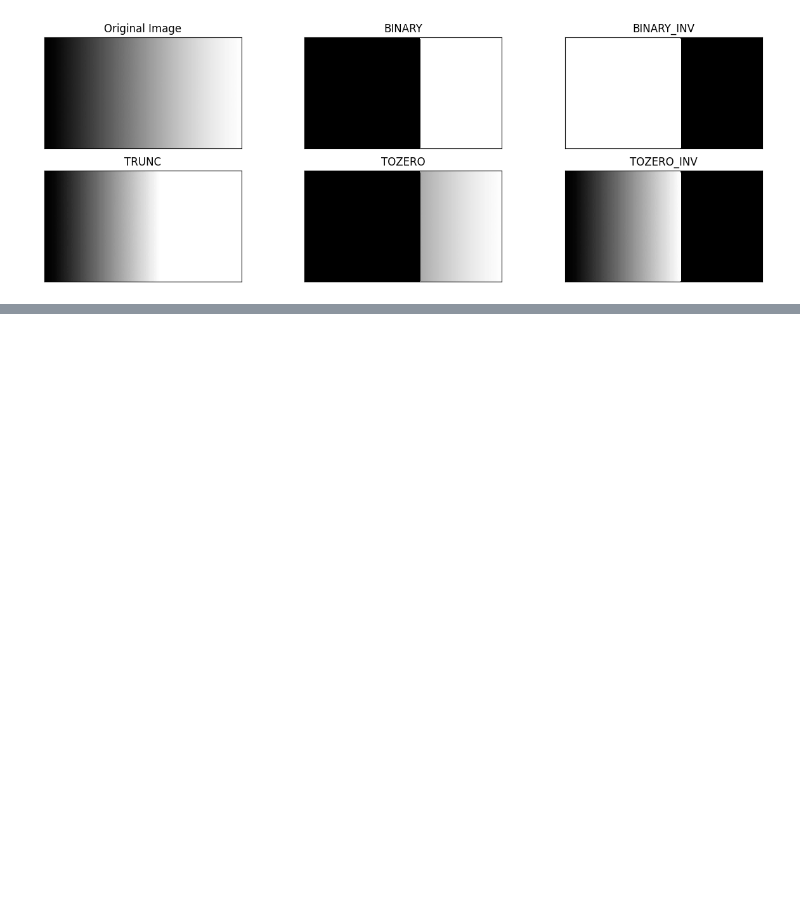
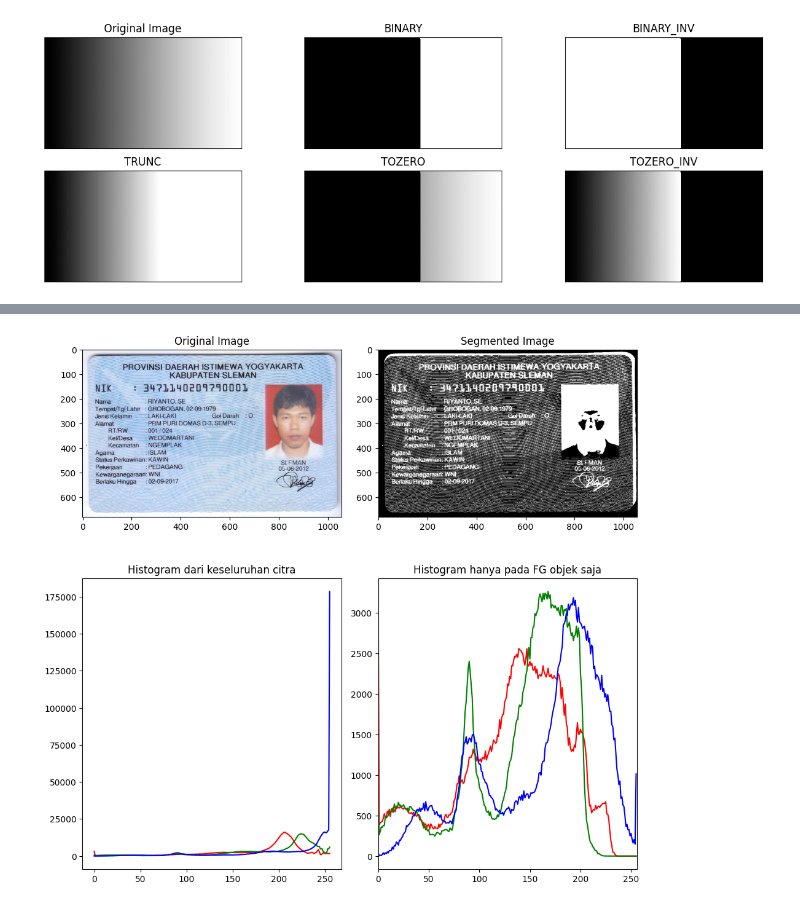
Before and after one commit to Ziedny28/PCVK-Ganjil-2023, a Jupyter notebook: week-10/Week10.ipynb, the cells around one changed output, grey strips where cells are left out. Saved outputs shown, nothing was run; the diff lists cells and outputs as text; code cells hidden in the pictures; blank space fills up the shorter version.

```diff
--- a/week-10/Week10.ipynb
+++ b/week-10/Week10.ipynb
@@ -63,0 +124,37 @@ plt.show()
+# %%
+filename = '/content/drive/MyDrive/pcvk-resources/ktp Riyanto.png'
+
+# Convert the image to RGB.
+rgb_image = cv2.cvtColor(image, cv2.COLOR_BGR2RGB)
+
+# Convert the image to grayscale.
+gray_image = cv2.cvtColor(image, cv2.COLOR_BGR2GRAY)
+
+# Threshold the grayscale image to create a mask.
+threshold = 200
+mask = cv2.threshold(gray_image, threshold, 255, cv2.THRESH_BINARY_INV)[1]
+
+# Display the original image, the mask, and the histograms.
+fig, axs = plt.subplots(2, 2, figsize=(10, 10))
+
+axs[0, 0].imshow(rgb_image)
+axs[0, 0].set_title('Original Image')
+
+axs[0, 1].imshow(mask, cmap='gray')
+axs[0, 1].set_title('Segmented Image')
+
+
+for i,col in enumerate(('r','g','b')):
+  hist0 = cv2.calcHist([img],[i],None,[256],[0,256])
+  plt.subplot(2,2,3),plt.plot(hist0,color = col)
+  plt.title('Histogram dari keseluruhan citra')
+  hist1 = cv2.calcHist([img],[i],mask,[256],[0,256])
+  plt.subplot(2,2,4),plt.plot(hist1,color = col)
+  plt.title('Histogram hanya pada FG objek saja')
+  plt.xlim([0,256])
+
+
+plt.tight_layout()
+plt.show()
+# %% [output]
+[figure, added]
```
Also changed, not shown: parts of 6 cells of this notebook.
